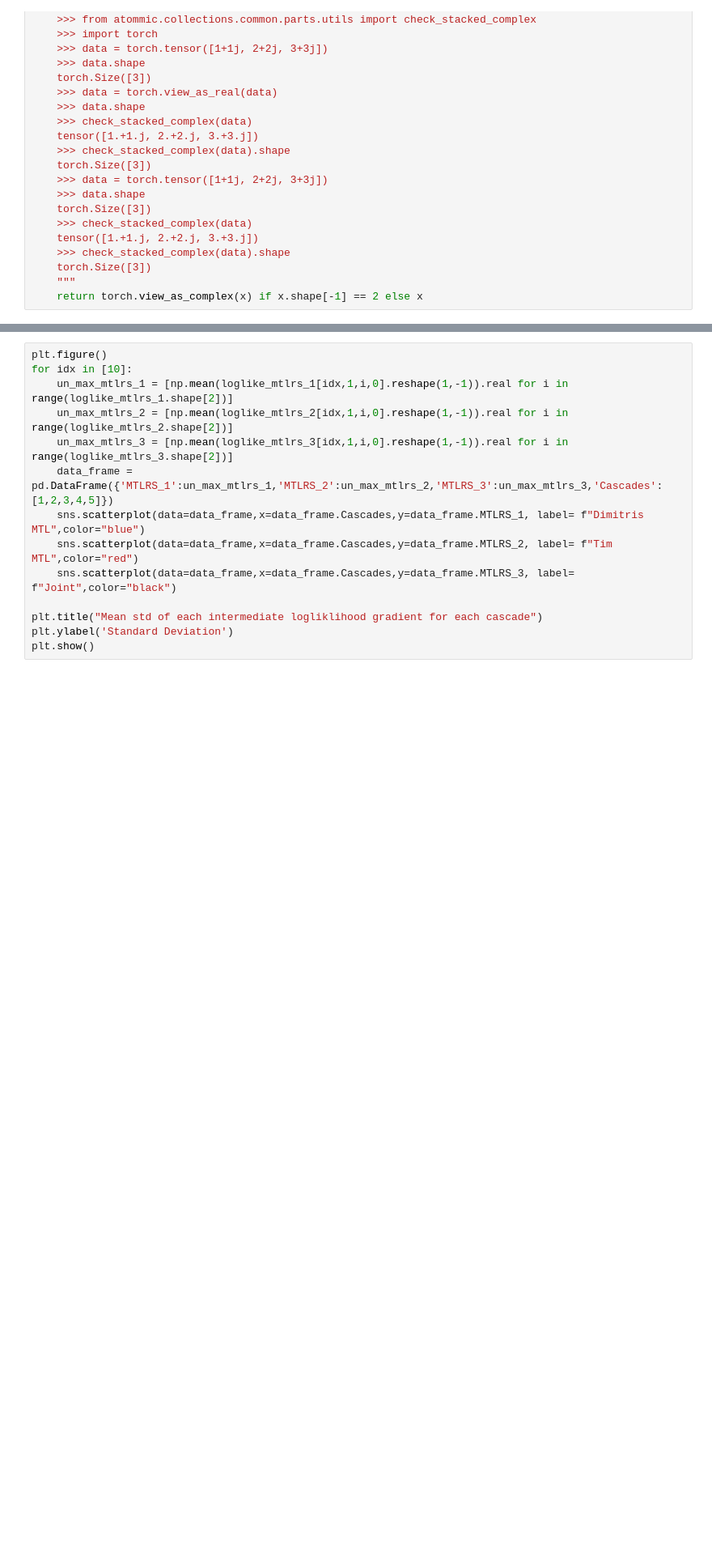
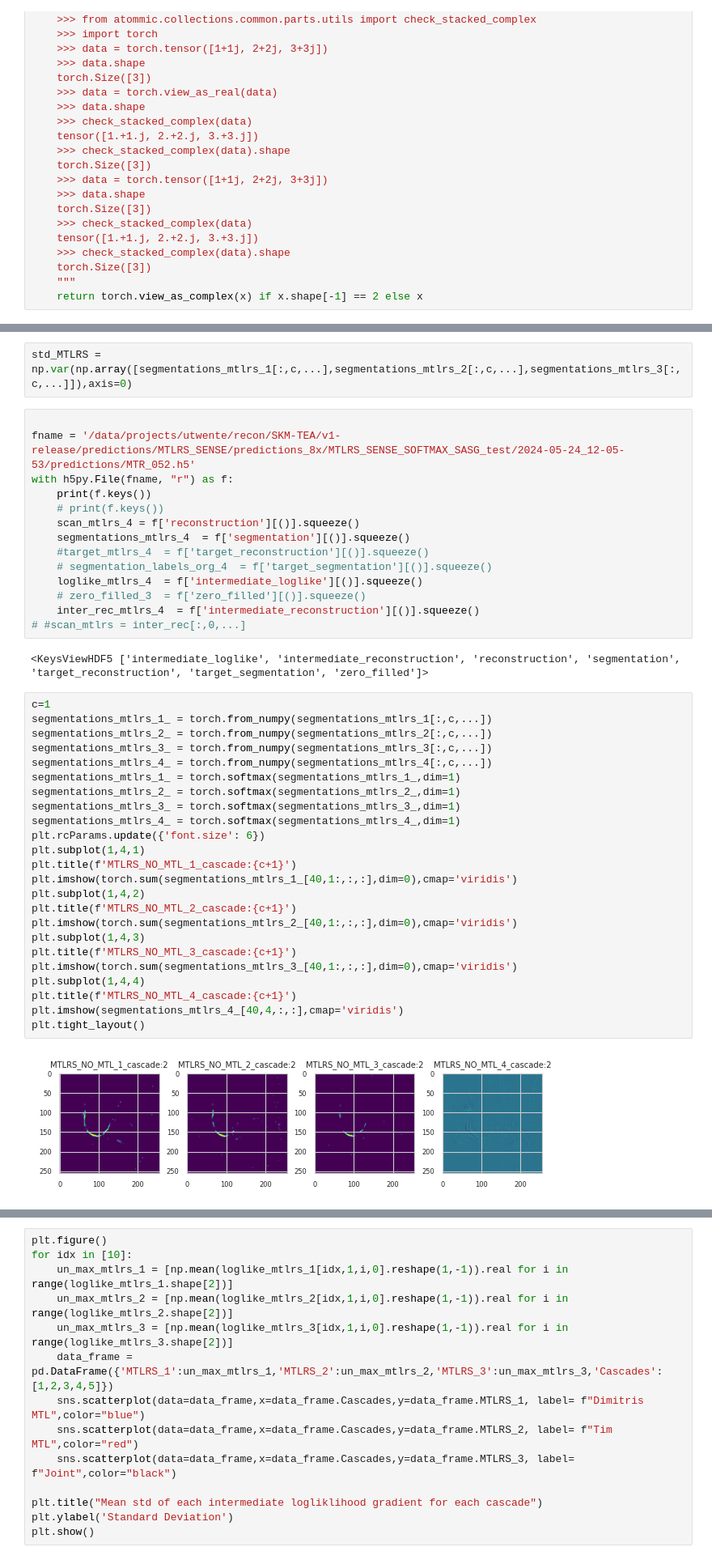
Before and after one commit to TimPaquaij/atommic, a Jupyter notebook: projects/MTL/rs/SKMTEA/Visualize_SD_IP.ipynb, the cells around one changed output, grey strips where cells are left out. Shown at 81% size. Drawn from its saved outputs; the diff is of its cells as text; blank space fills up the shorter version.

```diff
--- a/projects/MTL/rs/SKMTEA/Visualize_SD_IP.ipynb
+++ b/projects/MTL/rs/SKMTEA/Visualize_SD_IP.ipynb
@@ -572,3 +785,47 @@ plt.show()
+# %%
+std_MTLRS = np.var(np.array([segmentations_mtlrs_1[:,c,...],segmentations_mtlrs_2[:,c,...],segmentations_mtlrs_3[:,c,...]]),axis=0)
+# %%
+
+fname = '/data/projects/utwente/recon/SKM-TEA/v1-release/predictions/MTLRS_SENSE/predictions_8x/MTLRS_SENSE_SOFTMAX_SASG_test/2024-05-24_12-05-53/predictions/MTR_052.h5'
+with h5py.File(fname, "r") as f:
+    print(f.keys())
+    # print(f.keys())
+    scan_mtlrs_4 = f['reconstruction'][()].squeeze()
+    segmentations_mtlrs_4  = f['segmentation'][()].squeeze()
+    #target_mtlrs_4  = f['target_reconstruction'][()].squeeze()
+    # segmentation_labels_org_4  = f['target_segmentation'][()].squeeze()
+    loglike_mtlrs_4  = f['intermediate_loglike'][()].squeeze()
+    # zero_filled_3  = f['zero_filled'][()].squeeze()
+    inter_rec_mtlrs_4  = f['intermediate_reconstruction'][()].squeeze()
+# #scan_mtlrs = inter_rec[:,0,...]
+# %% [output]
+<KeysViewHDF5 ['intermediate_loglike', 'intermediate_reconstruction', 'reconstruction', 'segmentation', 'target_reconstruction', 'target_segmentation', 'zero_filled']>
+# %%
+c=1
+segmentations_mtlrs_1_ = torch.from_numpy(segmentations_mtlrs_1[:,c,...])
+segmentations_mtlrs_2_ = torch.from_numpy(segmentations_mtlrs_2[:,c,...])
+segmentations_mtlrs_3_ = torch.from_numpy(segmentations_mtlrs_3[:,c,...])
+segmentations_mtlrs_4_ = torch.from_numpy(segmentations_mtlrs_4[:,c,...])
+segmentations_mtlrs_1_ = torch.softmax(segmentations_mtlrs_1_,dim=1)
+segmentations_mtlrs_2_ = torch.softmax(segmentations_mtlrs_2_,dim=1)
+segmentations_mtlrs_3_ = torch.softmax(segmentations_mtlrs_3_,dim=1)
+segmentations_mtlrs_4_ = torch.softmax(segmentations_mtlrs_4_,dim=1)
+plt.rcParams.update({'font.size': 6})
+plt.subplot(1,4,1)
+plt.title(f'MTLRS_NO_MTL_1_cascade:{c+1}')
+plt.imshow(torch.sum(segmentations_mtlrs_1_[40,1:,:,:],dim=0),cmap='viridis')
+plt.subplot(1,4,2)
+plt.title(f'MTLRS_NO_MTL_2_cascade:{c+1}')
+plt.imshow(torch.sum(segmentations_mtlrs_2_[40,1:,:,:],dim=0),cmap='viridis')
+plt.subplot(1,4,3)
+plt.title(f'MTLRS_NO_MTL_3_cascade:{c+1}')
+plt.imshow(torch.sum(segmentations_mtlrs_3_[40,1:,:,:],dim=0),cmap='viridis')
+plt.subplot(1,4,4)
+plt.title(f'MTLRS_NO_MTL_4_cascade:{c+1}')
+plt.imshow(segmentations_mtlrs_4_[40,4,:,:],cmap='viridis')
+plt.tight_layout()
+# %% [output]
+[figure, added]
 # %%
 
 plt.figure()
```
Also changed, not shown: parts of 9 cells of this notebook, 16 other files.
